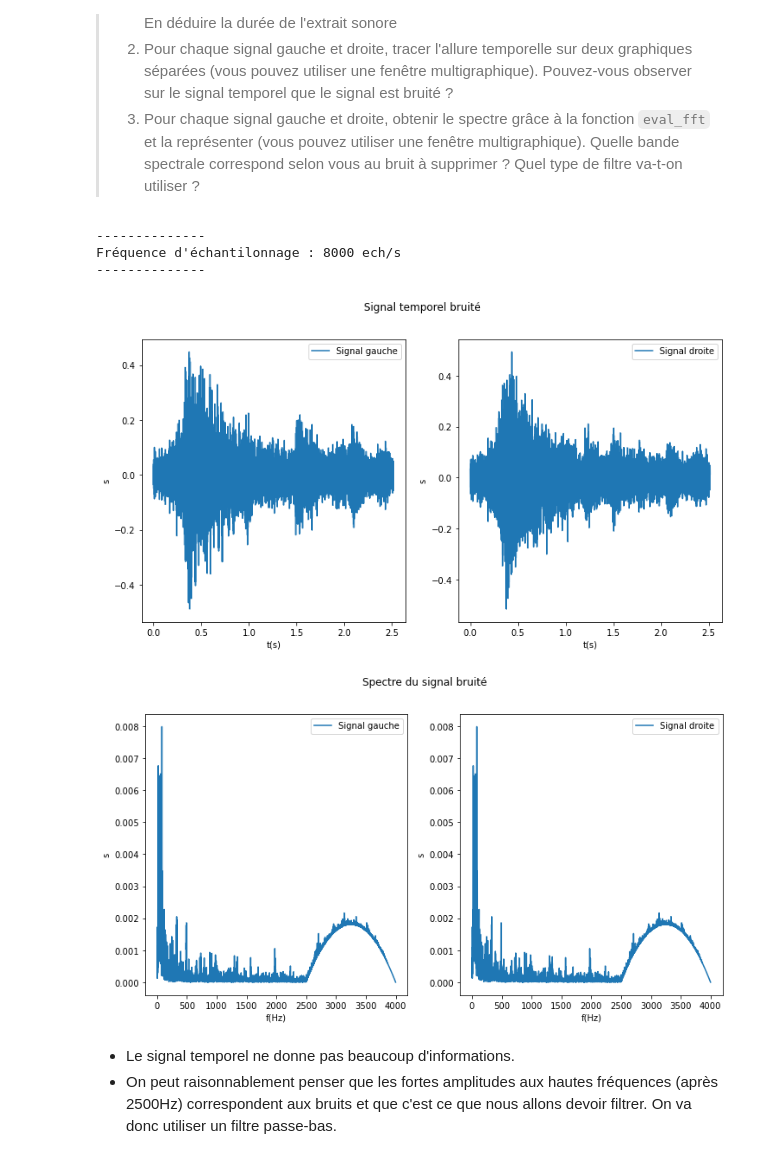
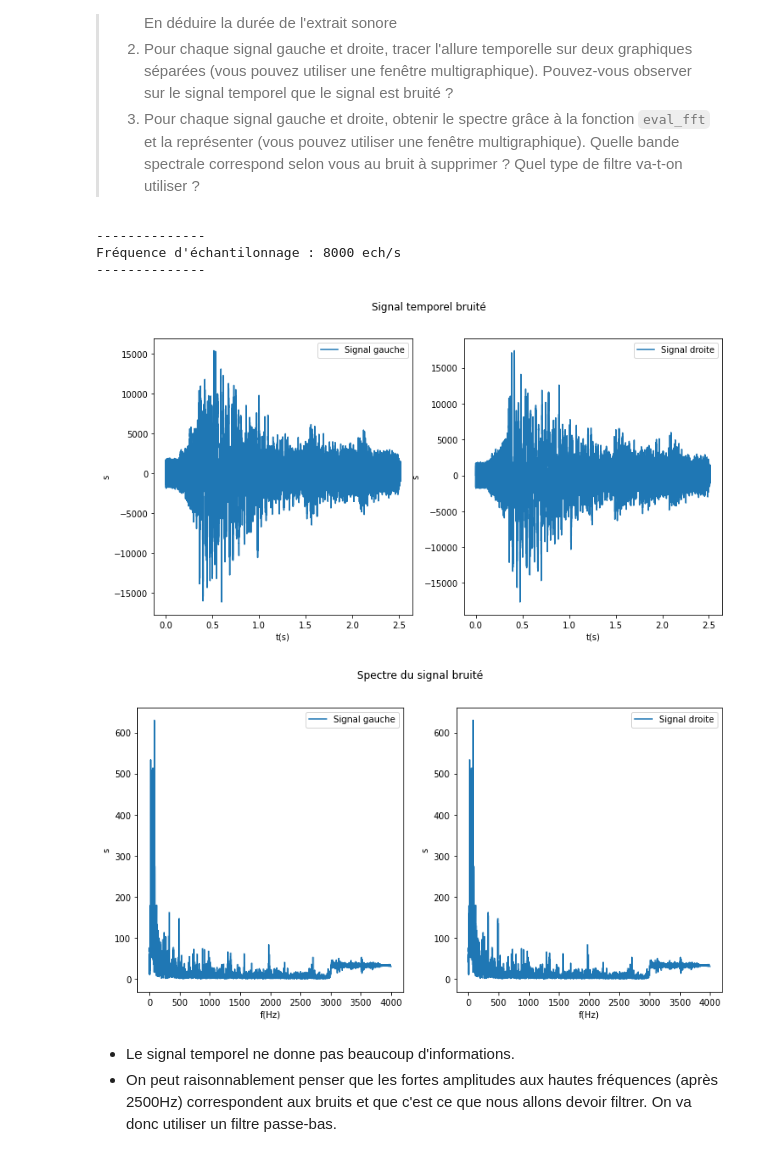
Before and after one commit to pcsi3physiquestan/capacites_numeriques_correction_sources, a Jupyter notebook: elec_filtrage_correction.ipynb, the cells around one changed output. Cells and saved outputs as stored; diff of their text form; code cells hidden in the pictures.

```diff
--- a/elec_filtrage_correction.ipynb
+++ b/elec_filtrage_correction.ipynb
@@ -90,7 +90,7 @@ Deux fonctions ont été importées de la bibliothèque `scipy.io.wavfile`:
 
 """Les instructions suivantes chargent les données du fichier wav.
 """
-filename = 'sources/signal_bruitee.wav'  # Entrer ici le chemin relatif vers le fichier sonore téléchargé
+filename = 'sources/signal_bruitee_2.wav'  # Entrer ici le chemin relatif vers le fichier sonore téléchargé
 samplerate, datas = read(filename)
 
 print('--------------')
@@ -109,35 +109,35 @@ f.suptitle("Signal temporel bruité")
 ax[0].set_xlabel("t(s)")
 ax[0].set_ylabel("s")  # Le signal numérisé n'a pas vraiment d'unité physique
 ax[0].plot(ts, gauche, label="Signal gauche")
 ax[0].legend()
 ax[1].set_xlabel("t(s)")
 ax[1].set_ylabel("s")  # Le signal numérisé n'a pas vraiment d'unité physique
 ax[1].plot(ts, droite, label="Signal droite")
 ax[1].legend()
 plt.show()
 
 
 """Tracé fréquentielle"""
 freqs_g, amps_g, phis_g = eval_fft(gauche, samplerate)  # On utilise la fonction donnée
 freqs_d, amps_d, phis_d = eval_fft(gauche, samplerate)  # On utilise la fonction donnée
 
 f, ax = plt.subplots(1, 2, figsize=(12, 6))
 f.suptitle("Spectre du signal bruité")
 ax[0].set_xlabel("f(Hz)")
 ax[0].set_ylabel("s")  # Le signal numérisé n'a pas vraiment d'unité physique
 ax[0].plot(freqs_g, amps_g, label="Signal gauche")
 ax[0].legend()
 ax[1].set_xlabel("f(Hz)")
 ax[1].set_ylabel("s")  # Le signal numérisé n'a pas vraiment d'unité physique
 ax[1].plot(freqs_d, amps_d, label="Signal droite")
 ax[1].legend()
 plt.show()
 # %% [output]
 --------------
 Fréquence d'échantilonnage : 8000 ech/s
 --------------
-[figure, old version]
+[figure, new version]
-[figure, old version]
+[figure, new version]
 # %% [markdown]
 * Le signal temporel ne donne pas beaucoup d'informations.
 * On peut raisonnablement penser que les fortes amplitudes aux hautes fréquences (après 2500Hz) correspondent aux bruits et que c'est ce que nous allons devoir filtrer. On va donc utiliser un filtre passe-bas.
```
Also changed, not shown: parts of 10 cells of this notebook, 13 other files.
